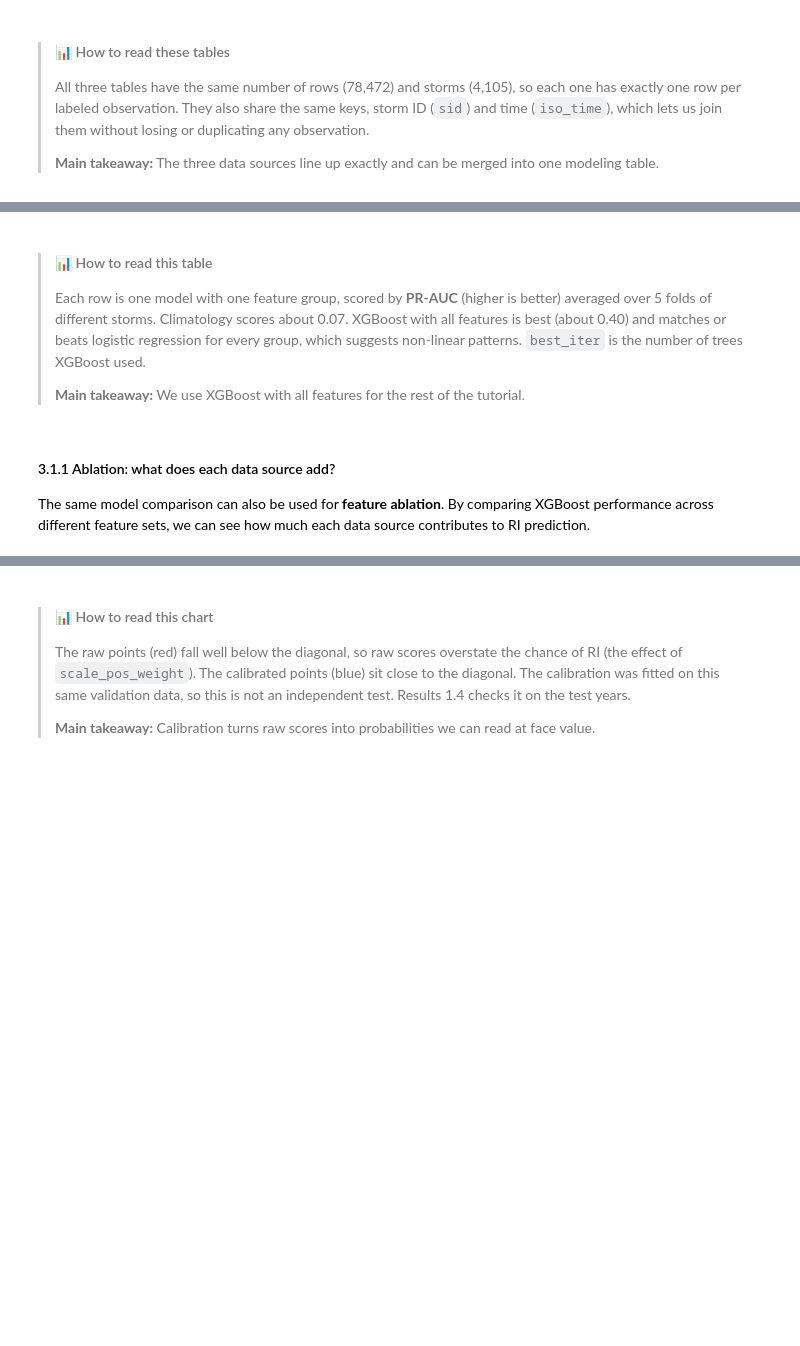
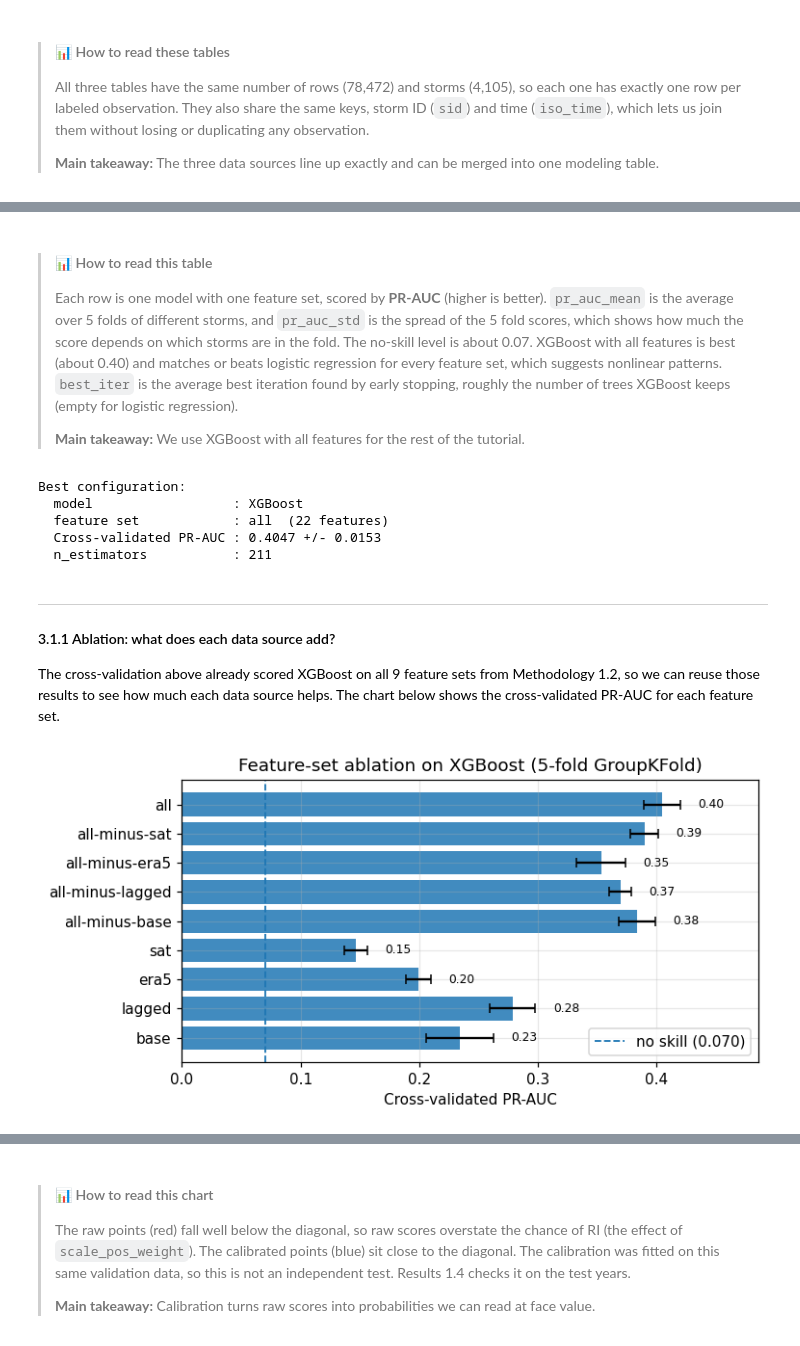
Before and after one commit to sukhadaghewari/tropicalcycloneriprediction, a Jupyter notebook: notebook/tropicalcyclone_rapidintensification.ipynb, the cells around one changed output, grey strips where cells are left out. Cells and saved outputs as stored; diff of their text form; code cells hidden in the pictures; blank space fills up the shorter version.

```diff
--- a/notebook/tropicalcyclone_rapidintensification.ipynb
+++ b/notebook/tropicalcyclone_rapidintensification.ipynb
@@ -2084,7 +2430,7 @@ IBTRACS_BASE_FEATURES = [
     "doy_sin", "doy_cos",
 ]
 
-IBTRACS_PAST_TRENDS_FEATURES = [
+IBTRACS_LAGGED_WIND_FEATURES = [
     "usa_wind_tminus6h",  "usa_wind_delta_tminus6h",
     "usa_wind_tminus12h", "usa_wind_delta_tminus12h",
     "usa_wind_tminus24h", "usa_wind_delta_tminus24h",
@@ -2102,7 +2448,7 @@ SATELLITE_FEATURES = [
     "cold_cloud_fraction_200km",
 ]
 
-# NEVER features as these encode the future wind used to build the label.
+# Never use these as features: they encode the future wind that defines the label.
 LEAK = ["usa_wind_tplus24h", "usa_wind_delta_tplus24h"]
 # %% [markdown]
 ---
@@ -2131,18 +2507,18 @@ This gives 9 feature sets. Each is trained with both logistic regression and XGB
 FEATURE_SETS = {
     # Single sources: what does each know on its own?
     "base":       IBTRACS_BASE_FEATURES,
-    "trends":     IBTRACS_PAST_TRENDS_FEATURES,
+    "lagged":     IBTRACS_LAGGED_WIND_FEATURES,
     "era5":       ERA5_FEATURES,
     "sat":        SATELLITE_FEATURES,
 
     # Leave-one-out: what does each add at the margin?
-    "all-minus-base":   IBTRACS_PAST_TRENDS_FEATURES + ERA5_FEATURES + SATELLITE_FEATURES,
-    "all-minus-trends": IBTRACS_BASE_FEATURES + ERA5_FEATURES + SATELLITE_FEATURES,
-    "all-minus-era5":   IBTRACS_BASE_FEATURES + IBTRACS_PAST_TRENDS_FEATURES + SATELLITE_FEATURES,
-    "all-minus-sat":    IBTRACS_BASE_FEATURES + IBTRACS_PAST_TRENDS_FEATURES + ERA5_FEATURES,
+    "all-minus-base":   IBTRACS_LAGGED_WIND_FEATURES + ERA5_FEATURES + SATELLITE_FEATURES,
+    "all-minus-lagged": IBTRACS_BASE_FEATURES + ERA5_FEATURES + SATELLITE_FEATURES,
+    "all-minus-era5":   IBTRACS_BASE_FEATURES + IBTRACS_LAGGED_WIND_FEATURES + SATELLITE_FEATURES,
+    "all-minus-sat":    IBTRACS_BASE_FEATURES + IBTRACS_LAGGED_WIND_FEATURES + ERA5_FEATURES,
 
     # All features in consideration
-    "all":        IBTRACS_BASE_FEATURES + IBTRACS_PAST_TRENDS_FEATURES
+    "all":        IBTRACS_BASE_FEATURES + IBTRACS_LAGGED_WIND_FEATURES
                   + ERA5_FEATURES + SATELLITE_FEATURES,
 }
 # %% [markdown]
@@ -2487,11 +2964,7 @@ This prevents information from highly correlated time steps of the same storm fr
 # %%
-# @title Function to run GroupKFold cross validation on training data
+# @title Function to run GroupKFold cross-validation on the training data
+# GroupKFold cross-validation for every feature set and model, ranked by mean PR-AUC
 def run_cv_grid(df_train, y_train, feature_sets, model_fns, n_splits=5):
-    """GroupKFold CV over every (feature set x model) pair, ranked by mean PR-AUC.
-
-    Also records mean best_iteration per XGBoost row so that we can refit
-    without early stopping.
-    """
     cv, groups, rows = GroupKFold(n_splits), df_train[GROUP].values, []
 
     for fs_name, features in feature_sets.items():
@@ -2509,7 +2982,7 @@ def run_cv_grid(df_train, y_train, feature_sets, model_fns, n_splits=5):
 
             rows.append(dict(feature_set=fs_name, model=model_name,
                              pr_auc_mean=np.mean(scores), pr_auc_std=np.std(scores),
-                             best_iter=int(np.mean(iters)) if iters else 600))
+                             best_iter=int(np.mean(iters)) if iters else np.nan))
 
     return (pd.DataFrame(rows).sort_values("pr_auc_mean", ascending=False)
               .reset_index(drop=True))
@@ -2629,7 +3153,7 @@ NameError: name 'EmissionsTracker' is not defined
 # %% [markdown]
 > #### 📊 How to read this table
 >
-> Each row is one model with one feature group, scored by **PR-AUC** (higher is better) averaged over 5 folds of different storms. Climatology scores about 0.07. XGBoost with all features is best (about 0.40) and matches or beats logistic regression for every group, which suggests non-linear patterns. `best_iter` is the number of trees XGBoost used.
+> Each row is one model with one feature set, scored by **PR-AUC** (higher is better). `pr_auc_mean` is the average over 5 folds of different storms, and `pr_auc_std` is the spread of the 5 fold scores, which shows how much the score depends on which storms are in the fold. The no-skill level is about 0.07. XGBoost with all features is best (about 0.40) and matches or beats logistic regression for every feature set, which suggests nonlinear patterns. `best_iter` is the average best iteration found by early stopping, roughly the number of trees XGBoost keeps (empty for logistic regression).
 >
 > **Main takeaway:** We use XGBoost with all features for the rest of the tutorial.
 # %%
@@ -2638,30 +3162,42 @@ best_result = cv_results.iloc[0]
 BEST_MODEL_NAME     = best_result.model
 BEST_MODEL_LABEL    = {"xgboost": "XGBoost", "logistic": "Logistic regression"}[BEST_MODEL_NAME]  # for titles
 BEST_FEATURES       = FEATURE_SETS[best_result.feature_set]
-BEST_N_ESTIMATORS   = int(best_result.best_iter)
+# Number of trees for the final refit (XGBoost only, logistic regression has no trees)
+BEST_N_ESTIMATORS   = int(best_result.best_iter) if BEST_MODEL_NAME == "xgboost" else None
 
 print("Best configuration:")
-print(f"  model        : {BEST_MODEL_NAME}")
-print(f"  feature set  : {best_result.feature_set}  ({len(BEST_FEATURES)} features)")
-print(f"  CV PR-AUC    : {best_result.pr_auc_mean:.4f} +/- {best_result.pr_auc_std:.4f}")
-print(f"  n_estimators : {BEST_N_ESTIMATORS}")
+print(f"  model                  : {BEST_MODEL_LABEL}")
+print(f"  feature set            : {best_result.feature_set}  ({len(BEST_FEATURES)} features)")
+print(f"  Cross-validated PR-AUC : {best_result.pr_auc_mean:.4f} +/- {best_result.pr_auc_std:.4f}")
+if BEST_N_ESTIMATORS is not None:
+    print(f"  n_estimators           : {BEST_N_ESTIMATORS}")
+# %% [output]
+Best configuration:
+  model                  : XGBoost
+  feature set            : all  (22 features)
+  Cross-validated PR-AUC : 0.4047 +/- 0.0153
+  n_estimators           : 211
 # %% [markdown]
+---
+
 #### 3.1.1 Ablation: what does each data source add?
 
-The same model comparison can also be used for **feature ablation**. By comparing XGBoost performance across different feature sets, we can see how much each data source contributes to RI prediction.
+The cross-validation above already scored XGBoost on all 9 feature sets from Methodology 1.2, so we can reuse those results to see how much each data source helps. The chart below shows the cross-validated PR-AUC for each feature set.
 # %%
 xgboost_results = cv_results[cv_results.model == "xgboost"].set_index("feature_set").reindex(FEATURE_SETS)
 
 fig, ax = plt.subplots(figsize=(7, 3.6))
 bars = ax.barh(xgboost_results.index, xgboost_results.pr_auc_mean, xerr=xgboost_results.pr_auc_std, alpha=0.85, capsize=3)
 ax.bar_label(bars, fmt="%.2f", padding=12, fontsize=8)
 ax.set_xlim(0, xgboost_results.pr_auc_mean.max() * 1.2)
-ax.axvline(BASE_RATE, ls="--", lw=1.2, label=f"climatology ({BASE_RATE:.3f})")
+ax.axvline(BASE_RATE, ls="--", lw=1.2, label=f"no skill ({BASE_RATE:.3f})")
 ax.set_xlabel("Cross-validated PR-AUC")
-ax.set_title("Feature-group ablation on XGBoost (5-fold GroupKFold)")
+ax.set_title("Feature-set ablation on XGBoost (5-fold GroupKFold)")
 ax.legend(loc="lower right")
 plt.tight_layout()
 plt.show()
+# %% [output]
+[figure, added]
 # %% [markdown]
 > #### 📊 How to read this chart
 >
```
Also changed, not shown: parts of 206 cells of this notebook, 7 other files.
